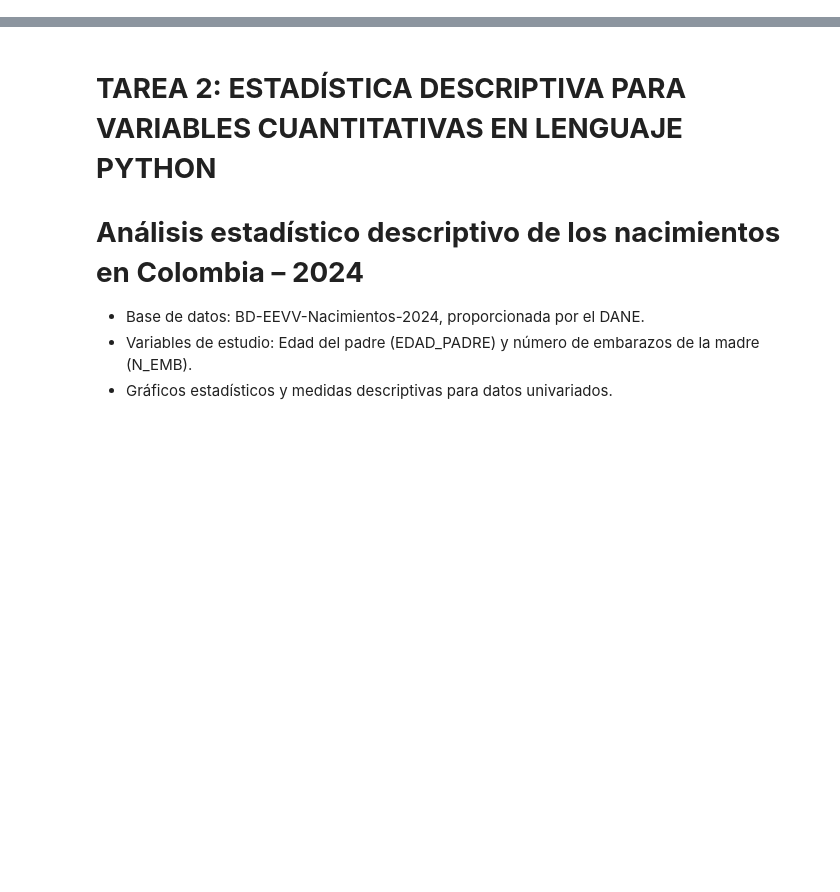
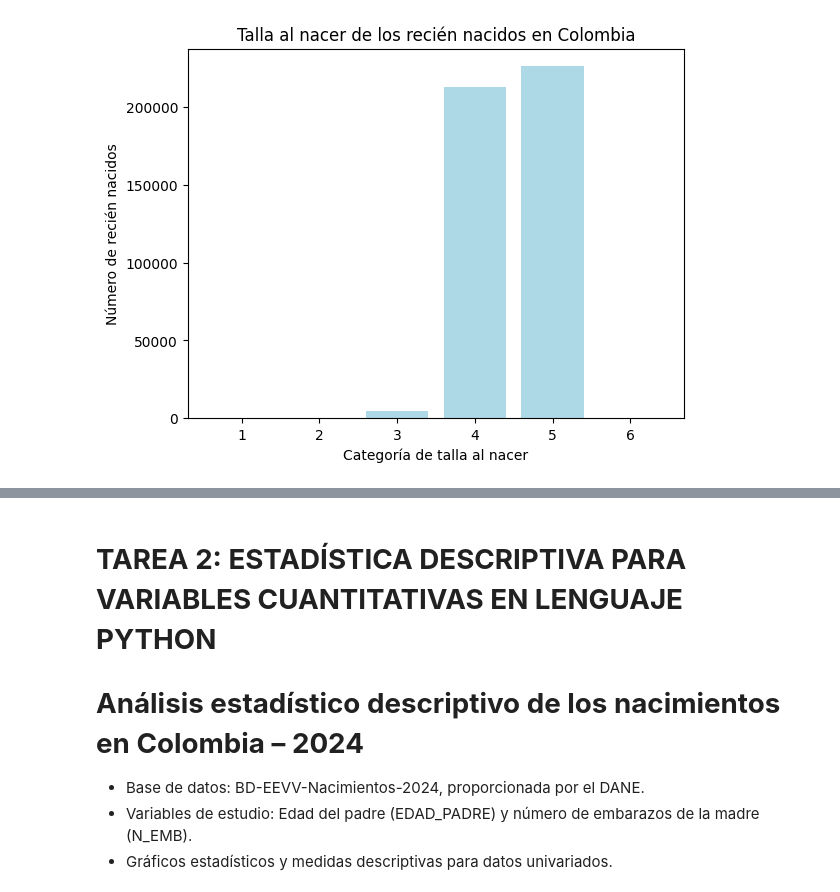
Before and after one commit to jedamurimuegues/Estadisitica-I---II, a Jupyter notebook: Tarea_2_Estadistica_I_PYTHON.ipynb, the cells around one changed output, grey strips where cells are left out. Saved outputs shown, nothing was run; the diff lists cells and outputs as text; code cells hidden in the pictures; blank space fills up the shorter version.

```diff
--- a/Tarea_2_Estadistica_I_PYTHON.ipynb
+++ b/Tarea_2_Estadistica_I_PYTHON.ipynb
@@ -2,0 +190,11 @@
+# %%
+# Frecuencias absolutas y proporciones (%) de cada categoría de TALLA_NAC
+frecuencias_talla = df2.TALLA_NAC.value_counts().sort_index()
+
+proporciones_talla = df2.TALLA_NAC.value_counts(normalize=True).sort_index()*100
+
+print("Cantidad de recién nacidos:")
+print(frecuencias_talla)
+
+print("\nPorcentaje de recién nacidos:")
+print(round(proporciones_talla, 2))
@@ -2,0 +221,14 @@
+# %%
+# Diagrama de barras: número de recién nacidos por categoría de talla
+x_values = frecuencias_talla.index
+y_values = frecuencias_talla.values
+
+plt.bar(x_values, y_values, color="lightblue")
+plt.title("Talla al nacer de los recién nacidos en Colombia")
+ax = plt.subplot()
+ax.set_xlabel("Categoría de talla al nacer")
+ax.set_ylabel("Número de recién nacidos")
+
+plt.show()
+# %% [output]
+[figure, added]
```
Also changed, not shown: parts of 42 cells of this notebook.
